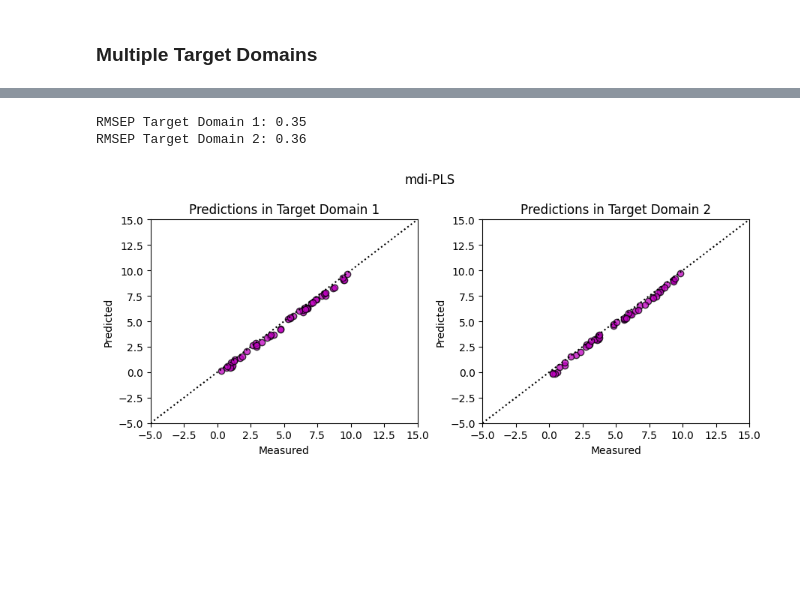
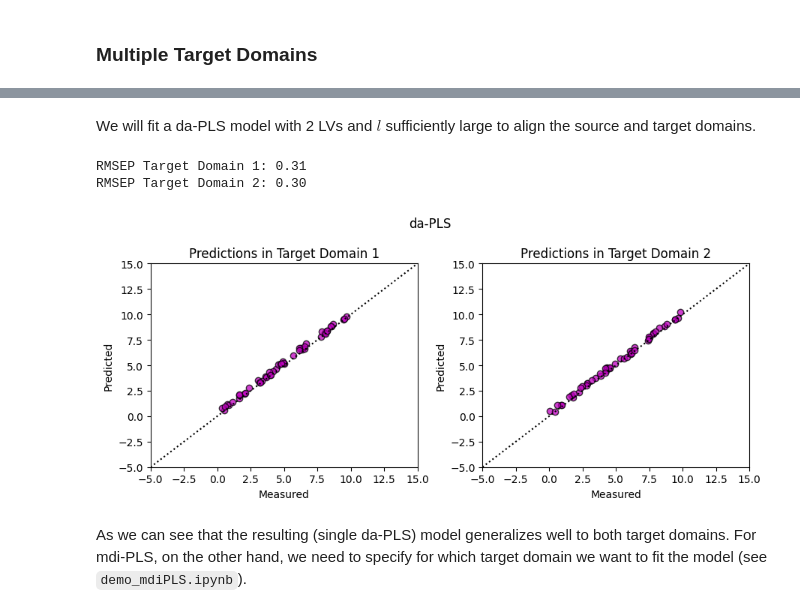
Before and after one commit to taozhangr/diPLSlib, a Jupyter notebook: notebooks/demo_daPLS.ipynb, the cells around one changed output, grey strips where cells are left out. Drawn from its saved outputs; the diff is of its cells as text; code cells hidden in the pictures; blank space fills up the shorter version.

Commit message:
(k)da-PLS demo completed and docs updated

```diff
--- a/notebooks/demo_daPLS.ipynb
+++ b/notebooks/demo_daPLS.ipynb
@@ -482,3 +522,5 @@ plt.show()
+# %% [markdown]
+We will fit a da-PLS model with 2 LVs and $l$ sufficiently large to align the source and target domains.
 # %%
 # Preliminaries
 nr_comp = 2                         # Number of components
@@ -489,42 +531,44 @@ yt1 = np.expand_dims(Ct1[:, 0],1)   # Target domain 1 concentrations
 yt2 = np.expand_dims(Ct2[:, 0],1)   # Target domain 2 concentrations
 
 # daPLS model
-m_kdapls = kdapls(A=nr_comp, l=l, target_domain=0, kernel_params={'type': 'primal'})
+m_kdapls = kdapls(A=nr_comp, l=l, kernel_params={'type': 'primal'})
 m_kdapls.fit(Xs, ys, Xs, target_domains)
 b_dapls = m_kdapls.coef_
-yhat_diplsT1 = m_kdapls.predict(Xt1)
-yhat_diplsT2 = m_kdapls.predict(Xt2)
+yhat_daplsT1 = m_kdapls.predict(Xt1)
+yhat_daplsT2 = m_kdapls.predict(Xt2)
 
-error_diplsT1 = fct.rmse(yt1, yhat_diplsT1)
-error_diplsT2 = fct.rmse(yt2, yhat_diplsT2)
+error_diplsT1 = fct.rmse(yt1, yhat_daplsT1)
+error_diplsT2 = fct.rmse(yt2, yhat_daplsT2)
 print(f"RMSEP Target Domain 1: {error_diplsT1:.2f}")
 print(f"RMSEP Target Domain 2: {error_diplsT2:.2f}")
 
 min_ = -5
 max_ = 15
 
 # Plot
 plt.figure(figsize=(9, 4))
 plt.subplot(121)
-plt.scatter(yt1, yhat_diplsT1, color='m', edgecolor='k',alpha=0.75)
+plt.scatter(yt1, yhat_daplsT1, color='m', edgecolor='k',alpha=0.75)
 plt.plot([min_,max_], [min_,max_], color='k', linestyle=":")
 plt.xlim([min_,max_])
 plt.ylim([min_,max_])
 plt.title('Predictions in Target Domain 1')
 plt.xlabel('Measured')
 plt.ylabel('Predicted')
 
 plt.subplot(122)
-plt.scatter(yt2, yhat_diplsT2, color='m', edgecolor='k',alpha=0.75)
+plt.scatter(yt2, yhat_daplsT2, color='m', edgecolor='k',alpha=0.75)
 plt.plot([min_,max_], [min_,max_], color='k', linestyle=":")
 plt.xlim([min_,max_])
 plt.ylim([min_,max_])
 plt.title('Predictions in Target Domain 2')
 plt.xlabel('Measured')
 plt.ylabel('Predicted')
-plt.suptitle('mdi-PLS')
+plt.suptitle('da-PLS')
 plt.tight_layout()
 # %% [output]
-RMSEP Target Domain 1: 0.35
-RMSEP Target Domain 2: 0.36
+RMSEP Target Domain 1: 0.31
+RMSEP Target Domain 2: 0.30
-[figure, old version]
+[figure, new version]
+# %% [markdown]
+As we can see that the resulting (single da-PLS) model generalizes well to both target domains. For mdi-PLS, on the other hand, we need to specify for which target domain we want to fit the model (see `demo_mdiPLS.ipynb`).
```
Also changed, not shown: parts of 17 cells of this notebook, 12 other files.
